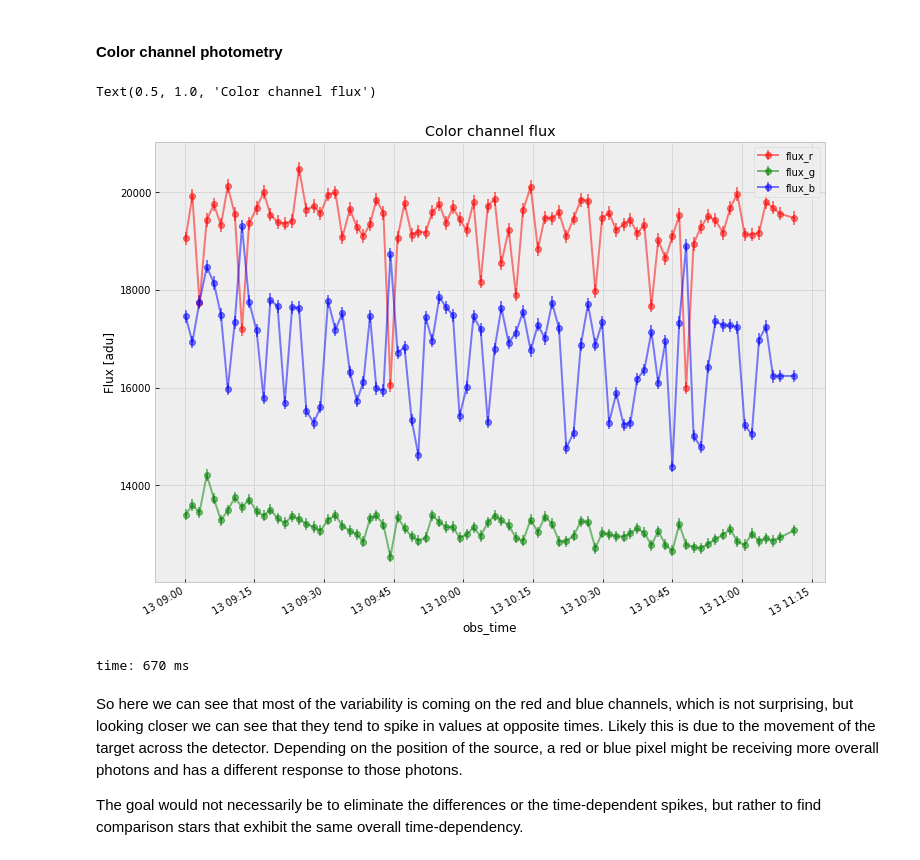
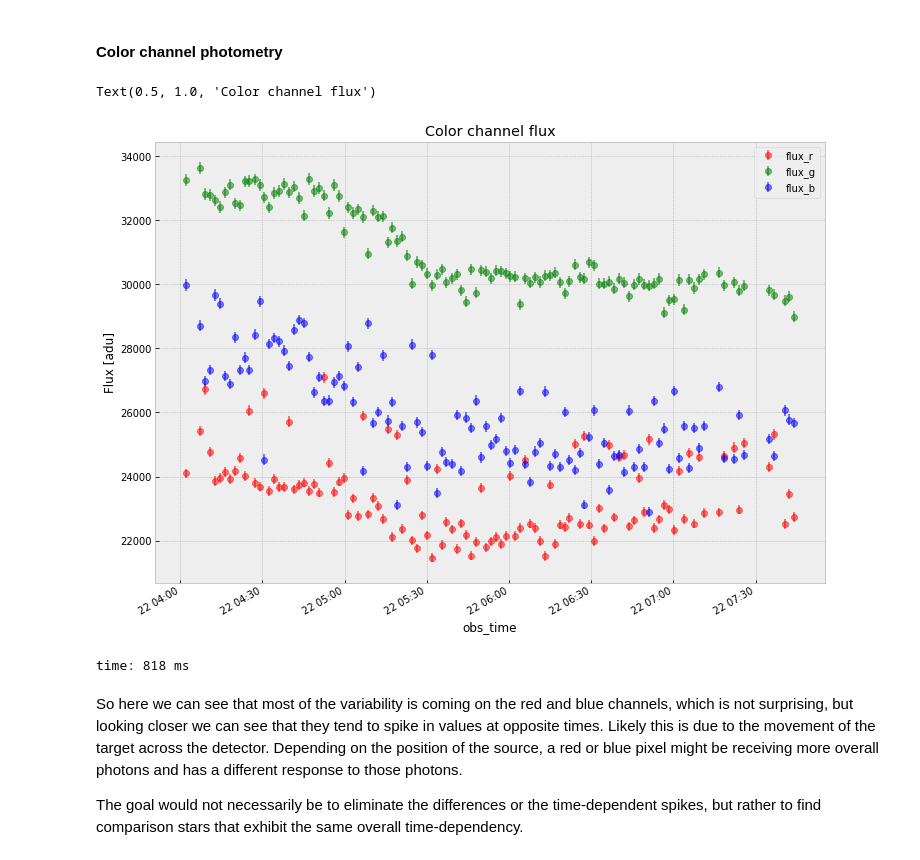
Before and after one commit to panoptes/panoptes-pipeline, a Jupyter notebook: notebooks/processing/PIAA-Examine-Target.ipynb, the cells around one changed output. Drawn from its saved outputs; the diff is of its cells as text; code cells hidden in the pictures.

```diff
--- a/notebooks/processing/PIAA-Examine-Target.ipynb
+++ b/notebooks/processing/PIAA-Examine-Target.ipynb
@@ -57,7 +57,7 @@ time: 89 ms
 
 We use the previously detected and filtered sources to examine our target. See the [Source-Detection](Source-Detection-And-Filtering.ipynb) for details.
 # %%
-# base_dir = '/var/panoptes/images/fields/PAN012/358d0f/20180822T035809/'
-base_dir = '/var/panoptes/images/fields/PAN001/Hd189733/14d3bd/20180913T085704/'
+base_dir = '/var/panoptes/images/fields/PAN012/358d0f/20180822T035809/'
+# base_dir = '/var/panoptes/images/fields/PAN001/Hd189733/14d3bd/20180913T085704/'
 source_filename = os.path.join(base_dir, f'point-sources-filtered.csv')
 # %% [output]
@@ -86,7 +119,8 @@ for date_obs, row in tqdm(target_table.iterrows(), total=len(target_table)):
     # Get data and remove the bias
     stamp = data[target_slice] - camera_bias
 
-    target_table.loc[date_obs, 'flux_stamp'] = stamp.sum()
+    flux_stamp = stamp.sum()
+    target_table.loc[date_obs, 'flux_stamp'] = flux_stamp
     target_table.loc[date_obs, 'fluxerr_stamp'] = np.sqrt(stamp.sum())
 
     color_sums = helpers.get_rgb_data(stamp).reshape(3, -1).sum(1)
@@ -331,18 +348,18 @@ time: 529 ms
 # %%
 plt.figure(figsize=(12, 9))
 
-target_table.flux_r.plot(yerr=target_table.fluxerr_r, ls='-',marker='o', color='r', alpha=0.5)
-target_table.flux_g.plot(yerr=target_table.fluxerr_g, ls='-',marker='o', color='g', alpha=0.5)
-target_table.flux_b.plot(yerr=target_table.fluxerr_b, ls='-',marker='o', color='b', alpha=0.5)
+target_table.flux_r.plot(yerr=target_table.fluxerr_r, ls='',marker='o', color='r', alpha=0.5)
+target_table.flux_g.plot(yerr=target_table.fluxerr_g, ls='',marker='o', color='g', alpha=0.5)
+target_table.flux_b.plot(yerr=target_table.fluxerr_b, ls='',marker='o', color='b', alpha=0.5)
 
 plt.legend()
 plt.ylabel('Flux [adu]')
 
 plt.title('Color channel flux')
 # %% [output]
 Text(0.5, 1.0, 'Color channel flux')
-[figure, old version]
+[figure, new version]
-time: 670 ms
+time: 818 ms
 # %% [markdown]
 So here we can see that most of the variability is coming on the red and blue channels, which is not surprising, but looking closer we can see that they tend to spike in values at opposite times. Likely this is due to the movement of the target across the detector. Depending on the position of the source, a red or blue pixel might be receiving more overall photons and has a different response to those photons.
 
```
Also changed, not shown: parts of 25 cells of this notebook, 2 other files.
